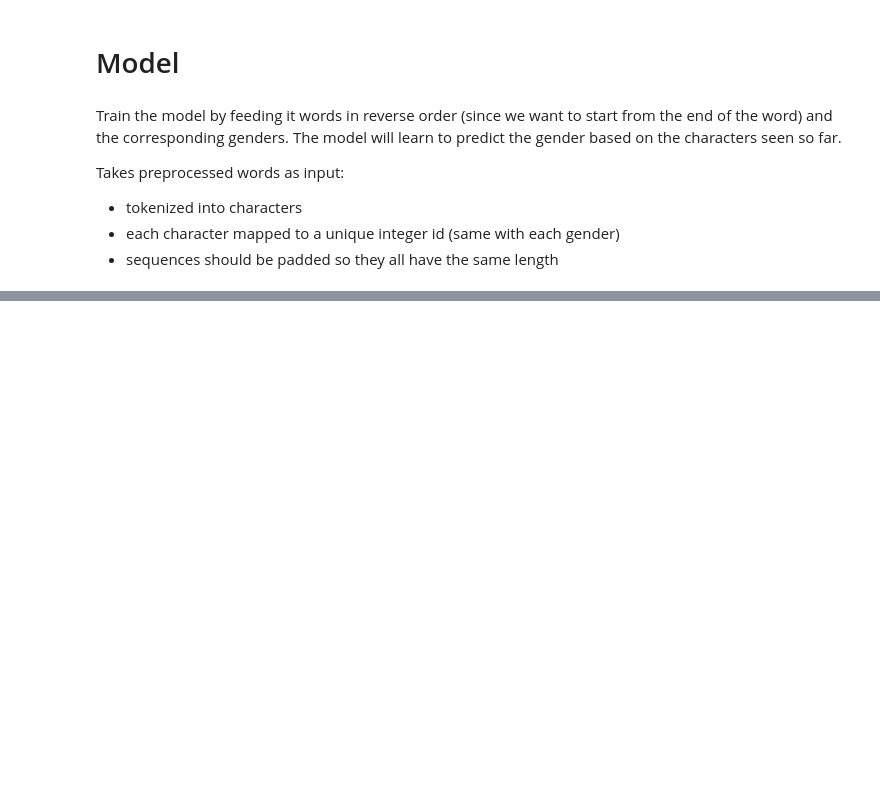
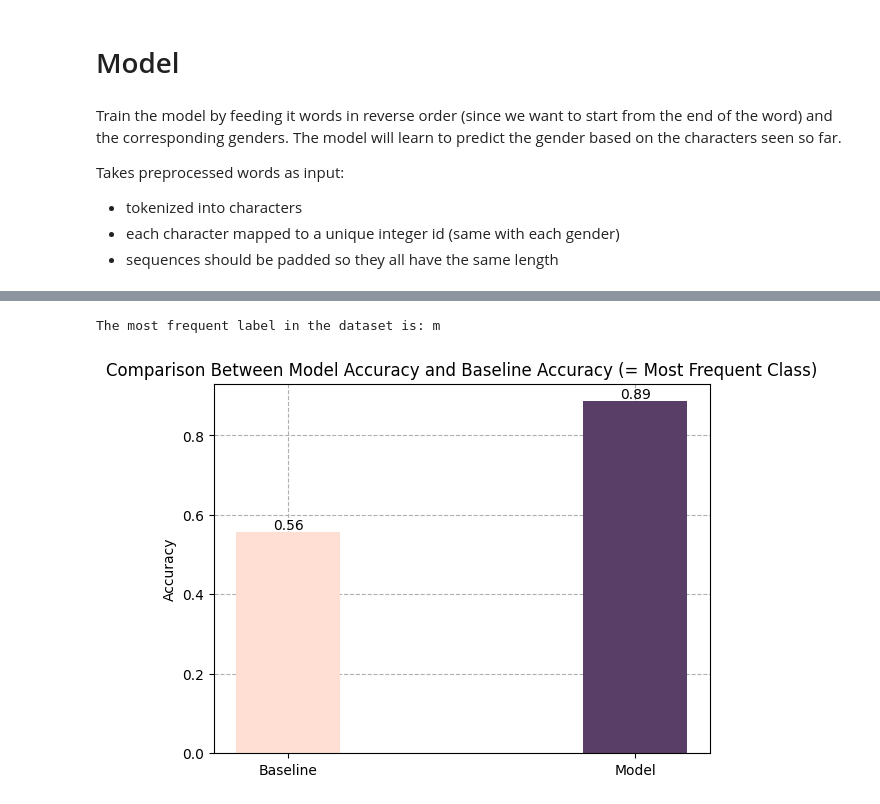
Before and after one commit to u03n0/gendered-nouns-project, a Jupyter notebook: notebooks/LSTM.ipynb, the cells around one changed output, grey strips where cells are left out. Drawn from its saved outputs; the diff is of its cells as text; code cells hidden in the pictures; blank space fills up the shorter version.

```diff
--- a/notebooks/LSTM.ipynb
+++ b/notebooks/LSTM.ipynb
@@ -534,0 +596,7 @@ def compare_accuracies(baseline_acc, model_acc):
+# %%
+baseline_acc = baseline_accuracy(or3_data_generator, verbose=True)
+
+compare_accuracies(baseline_acc, or3_valid['accuracy'][-1])
+# %% [output]
+The most frequent label in the dataset is: m
+[figure, added]
```
Also changed, not shown: parts of 44 cells of this notebook, 2 other files.
